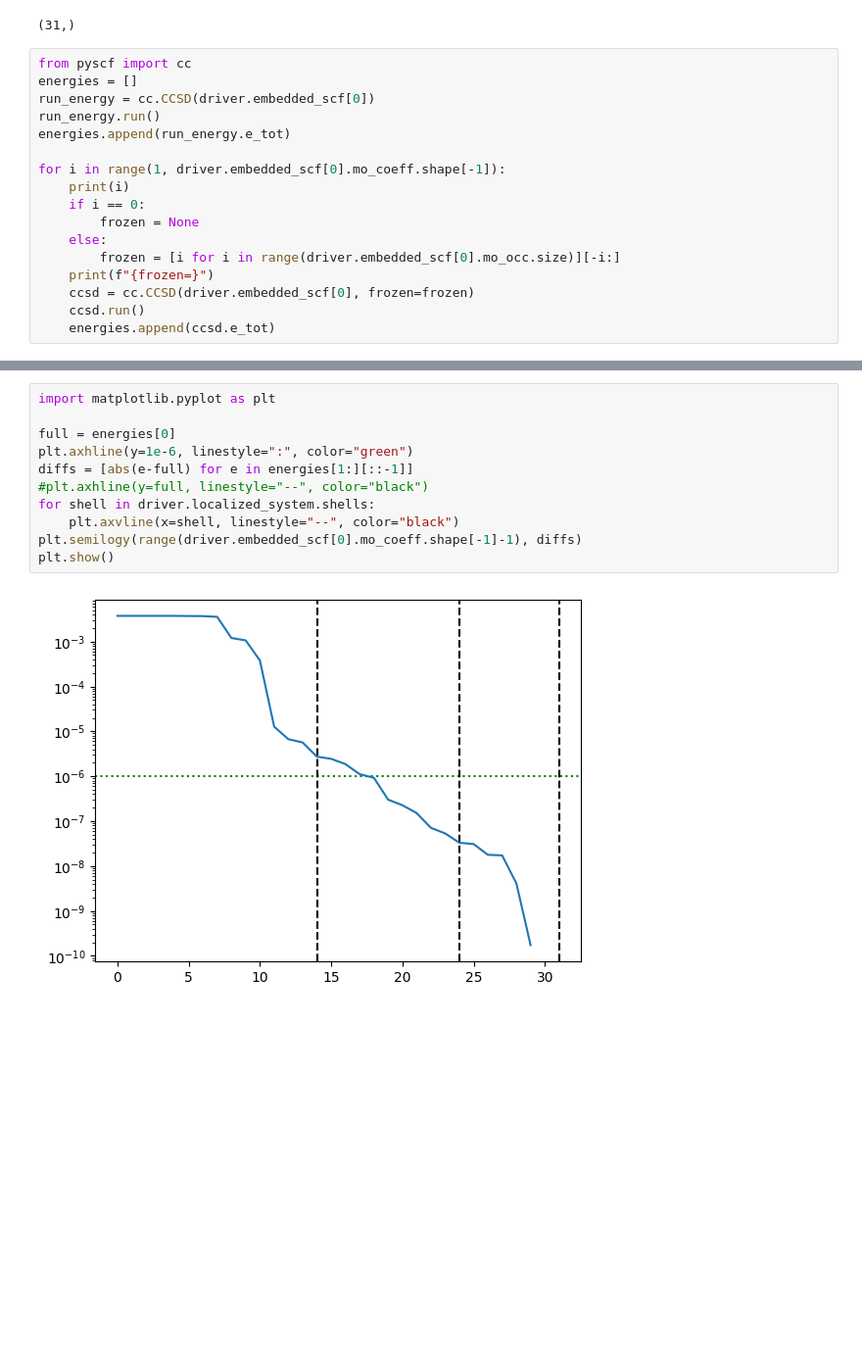
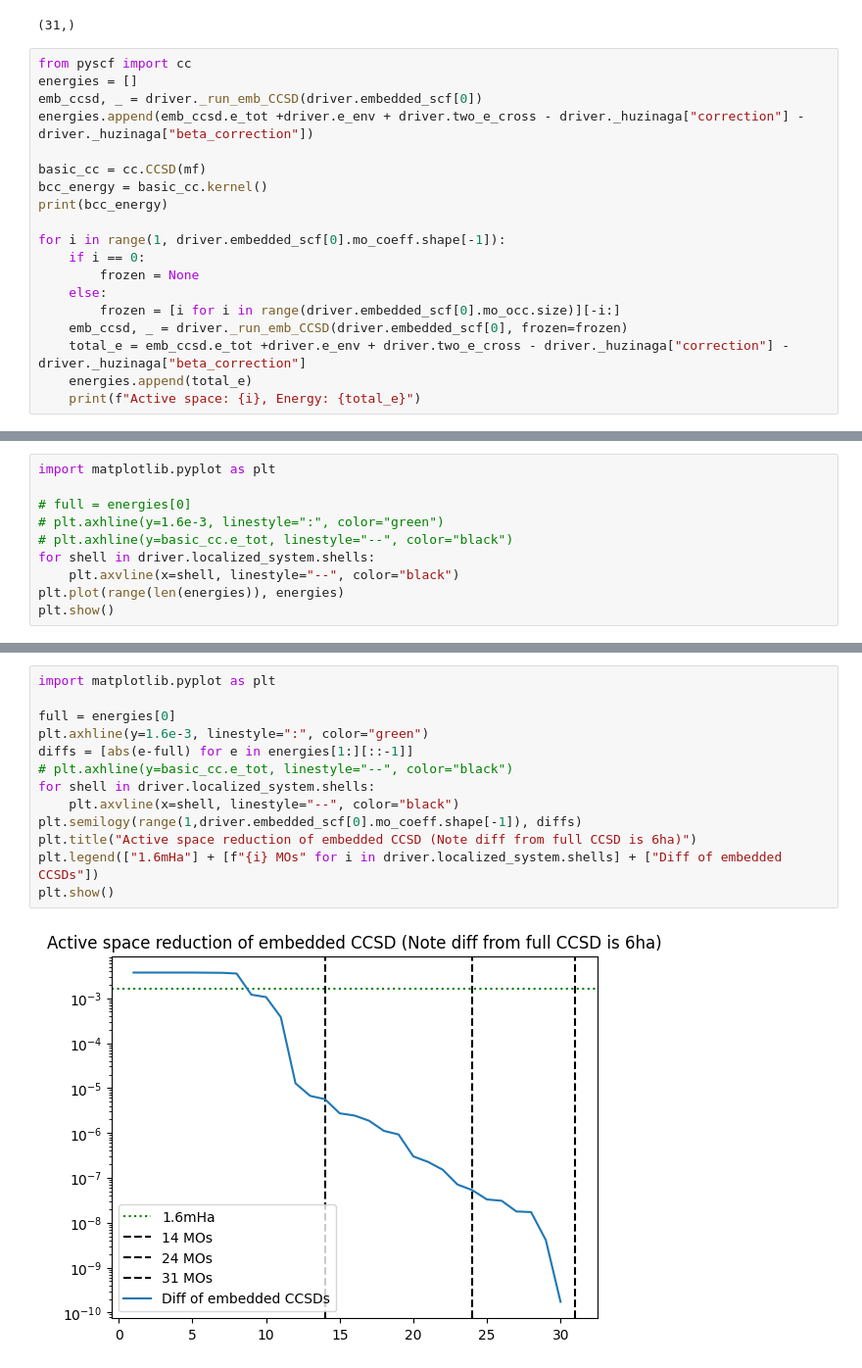
Before and after one commit to UCL-CCS/Nbed, a Jupyter notebook: pfas.ipynb, the cells around one changed output, grey strips where cells are left out. Shown at 98% size. Drawn from its saved outputs; the diff is of its cells as text; blank space fills up the shorter version.

```diff
--- a/pfas.ipynb
+++ b/pfas.ipynb
@@ -125,18 +164,20 @@ driver.embedded_scf[0].mo_occ.shape
 # %%
 from pyscf import cc
 energies = []
-run_energy = cc.CCSD(driver.embedded_scf[0])
-run_energy.run()
-energies.append(run_energy.e_tot)
+emb_ccsd, _ = driver._run_emb_CCSD(driver.embedded_scf[0])
+energies.append(emb_ccsd.e_tot +driver.e_env + driver.two_e_cross - driver._huzinaga["correction"] - driver._huzinaga["beta_correction"])
+
+basic_cc = cc.CCSD(mf)
+bcc_energy = basic_cc.kernel()
+print(bcc_energy)
 
 for i in range(1, driver.embedded_scf[0].mo_coeff.shape[-1]):
-    print(i)
     if i == 0:
         frozen = None
     else:
         frozen = [i for i in range(driver.embedded_scf[0].mo_occ.size)][-i:]
-    print(f"{frozen=}")
-    ccsd = cc.CCSD(driver.embedded_scf[0], frozen=frozen)
-    ccsd.run()
-    energies.append(ccsd.e_tot)
+    emb_ccsd, _ = driver._run_emb_CCSD(driver.embedded_scf[0], frozen=frozen)
+    total_e = emb_ccsd.e_tot +driver.e_env + driver.two_e_cross - driver._huzinaga["correction"] - driver._huzinaga["beta_correction"]
+    energies.append(total_e)
+    print(f"Active space: {i}, Energy: {total_e}")
 # %% [output]
@@ -159,0 +215,10 @@ E(CCSD) = 2982.664443624374  E_corr = 0
+# %%
+import matplotlib.pyplot as plt
+
+# full = energies[0]
+# plt.axhline(y=1.6e-3, linestyle=":", color="green")
+# plt.axhline(y=basic_cc.e_tot, linestyle="--", color="black")
+for shell in driver.localized_system.shells:
+    plt.axvline(x=shell, linestyle="--", color="black")
+plt.plot(range(len(energies)), energies)
+plt.show()
@@ -160,13 +231,15 @@ E(CCSD) = 2982.664443624374  E_corr = 0
 # %%
 import matplotlib.pyplot as plt
 
 full = energies[0]
-plt.axhline(y=1e-6, linestyle=":", color="green")
+plt.axhline(y=1.6e-3, linestyle=":", color="green")
 diffs = [abs(e-full) for e in energies[1:][::-1]]
-#plt.axhline(y=full, linestyle="--", color="black")
+# plt.axhline(y=basic_cc.e_tot, linestyle="--", color="black")
 for shell in driver.localized_system.shells:
     plt.axvline(x=shell, linestyle="--", color="black")
-plt.semilogy(range(driver.embedded_scf[0].mo_coeff.shape[-1]-1), diffs)
+plt.semilogy(range(1,driver.embedded_scf[0].mo_coeff.shape[-1]), diffs)
+plt.title("Active space reduction of embedded CCSD (Note diff from full CCSD is 6ha)")
+plt.legend(["1.6mHa"] + [f"{i} MOs" for i in driver.localized_system.shells] + ["Diff of embedded CCSDs"])
 plt.show()
 # %% [output]
-[figure, old version]
+[figure, new version]
```
Also changed, not shown: parts of 19 cells of this notebook.
